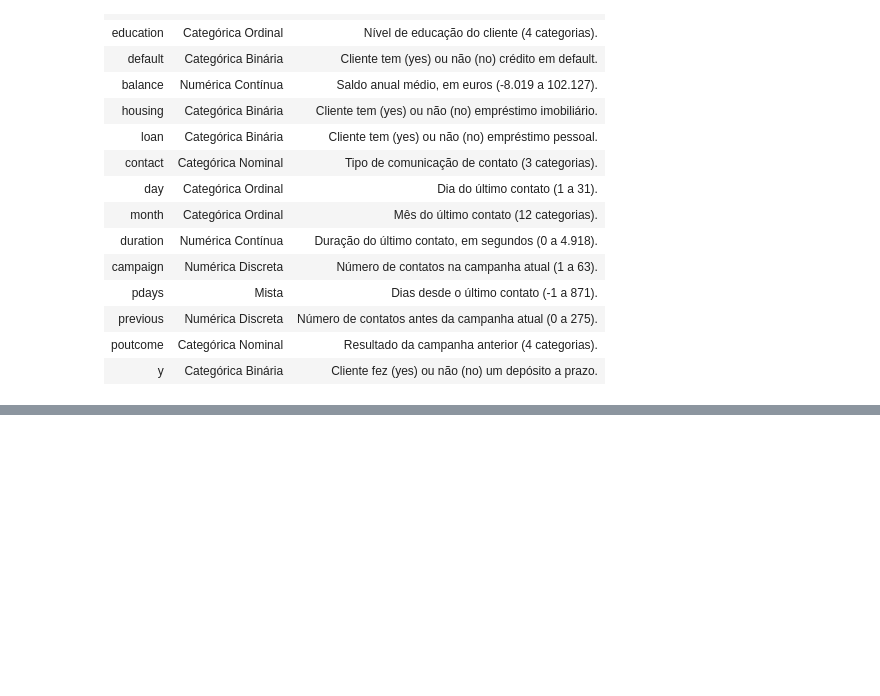
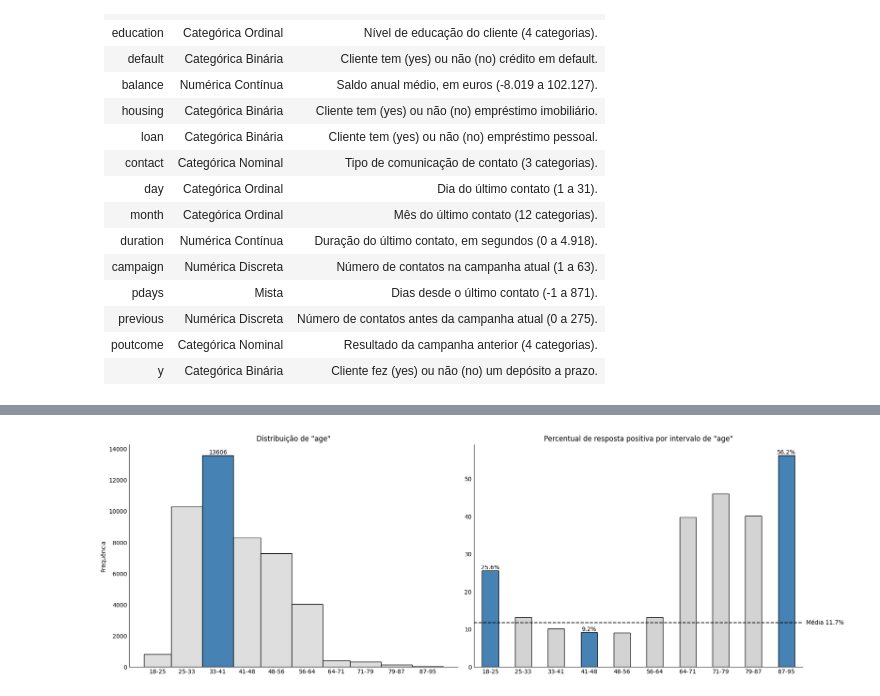
Before and after one commit to BPRateiro/Banking-Dataset, a Jupyter notebook: notebooks/0.0-bpr-eda.ipynb, the cells around one changed output, grey strips where cells are left out. Cells and saved outputs as stored; diff of their text form; code cells hidden in the pictures; blank space fills up the shorter version.

```diff
--- a/notebooks/0.0-bpr-eda.ipynb
+++ b/notebooks/0.0-bpr-eda.ipynb
@@ -170,0 +189,62 @@ grafico_barras('y')
+# %%
+def grafico_composto(var_numerica, num_bins, var_resposta='y', destaque_esq=[], destaque_dir=[]):
+    """Gera um histograma e um gráfico de barras mostrando percentuais de resposta, com destaque em barras selecionadas."""
+    df = bronze_train.copy()  # Para não alterar o original
+
+    # Definir os intervalos com base no número de bins usando np.linspace
+    bins = np.linspace(df[var_numerica].min(), df[var_numerica].max(), num_bins+1, dtype=int)
+
+    # Criar a figura
+    plt.figure(figsize=(18, 6))
+
+    # Histograma
+    plt.subplot(1, 2, 1)
+    ax = sns.histplot(df[var_numerica], bins=bins, kde=False, color='lightgrey', edgecolor='k')
+    # Destacar e anotar barras específicas no histograma
+    for bar, patch in enumerate(ax.patches):
+        if bar in destaque_esq:
+            patch.set_facecolor('steelblue')
+            plt.text(patch.get_x() + patch.get_width() / 2, patch.get_height(), int(patch.get_height()),
+                     ha='center', va='bottom', color='black')
+    ax.spines['top'].set_visible(False)
+    ax.spines['right'].set_visible(False)
+    ax.tick_params(axis='both', which='both', length=0)
+
+    plt.title(f'Distribuição de "{var_numerica}"')
+    plt.xlabel('')
+    plt.ylabel('Frequência')
+
+    # Etiquetas de intervalo para o eixo x do histograma
+    bin_labels = [f'{bins[i]}-{bins[i+1]}' for i in range(len(bins)-1)]
+    plt.xticks(ticks=[bins[i]+0.5*(bins[i+1]-bins[i]) for i in range(len(bins)-1)], labels=bin_labels)
+
+    # Agrupar os dados por intervalo da variável numérica
+    df[f'{var_numerica}_bin'] = pd.cut(df[var_numerica], bins=bins, right=False, labels=bin_labels)
+    grouped = df.groupby(f'{var_numerica}_bin', observed=True)[var_resposta].value_counts(normalize=True).unstack().fillna(0)
+
+    # Gráfico de barras para o percentual de resposta positiva
+    plt.subplot(1, 2, 2)
+    bars = (grouped['yes'] * 100).plot(kind='bar', color='lightgrey', edgecolor='k')
+    for bar, patch in enumerate(bars.patches):
+        if bar in destaque_dir:
+            patch.set_facecolor('steelblue')
+            plt.text(patch.get_x() + patch.get_width() / 2, patch.get_height(), f'{patch.get_height():.1f}%',
+                     ha='center', va='bottom', color='black')
+    bars.spines['top'].set_visible(False)
+    bars.spines['right'].set_visible(False)
+    bars.tick_params(axis='both', which='both', length=0)
+
+    plt.title(f'Percentual de resposta positiva por intervalo de "{var_numerica}"')
+    plt.xlabel('')
+    plt.xticks(rotation=0)
+
+    # Linha média do percentual de "yes"
+    mean_yes = df['y'].value_counts(normalize=True).get('yes', 0) * 100
+    plt.axhline(y=mean_yes, color='black', linestyle='--')
+    plt.text(9.6, mean_yes, f'Média {mean_yes:.1f}%', ha='left', va='center', color='black')
+    plt.tight_layout()
+    plt.show()
+
+grafico_composto('age', num_bins=10, destaque_esq=[2], destaque_dir=[0, 3, 9])
+# %% [output]
+[figure, added]
```
Also changed, not shown: parts of 6 cells of this notebook, 2 other files.
